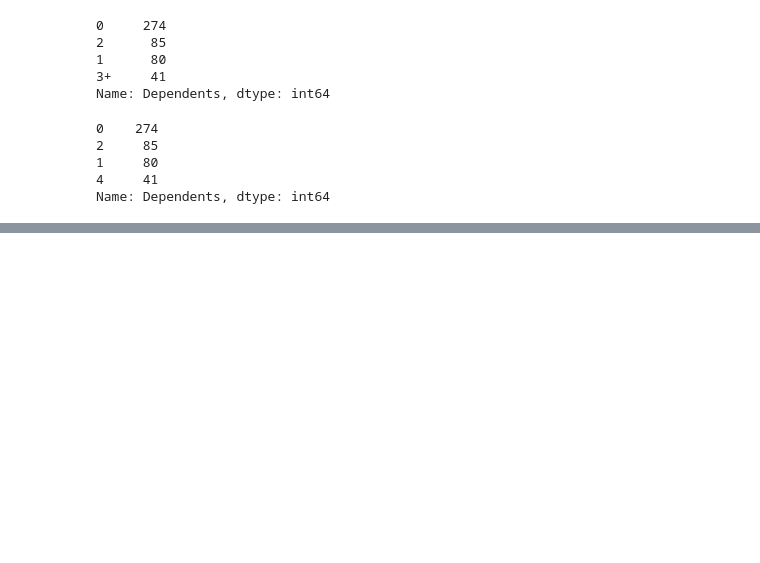
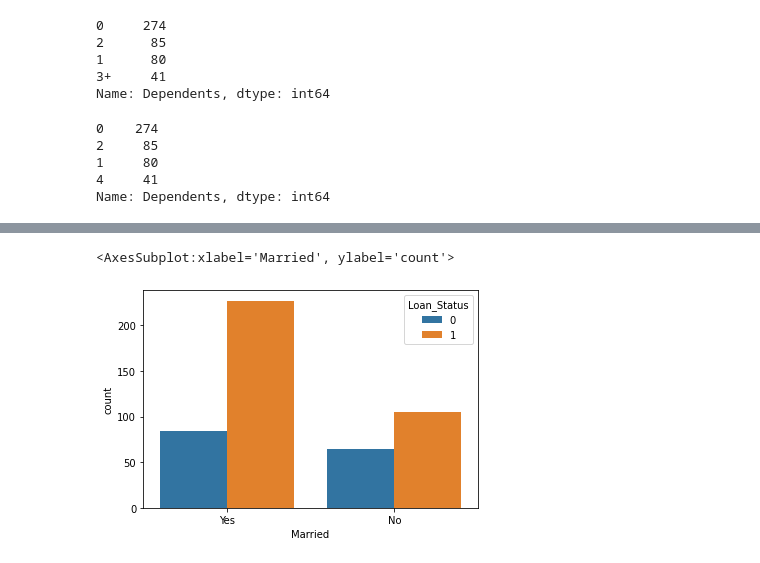
Before and after one commit to AhorIsaac/ml-loan-status-pred, a Jupyter notebook: loan-status-pred.ipynb, the cells around one changed output, grey strips where cells are left out. Cells and saved outputs as stored; diff of their text form; code cells hidden in the pictures; blank space fills up the shorter version.

```diff
--- a/loan-status-pred.ipynb
+++ b/loan-status-pred.ipynb
@@ -118,0 +127,6 @@ Name: Dependents, dtype: int64
+# %%
+# -- marital status & loan status
+sns.countplot(x="Married", hue="Loan_Status", data=loan_dataset)
+# %% [output]
+<AxesSubplot:xlabel='Married', ylabel='count'>
+[figure, added]
```
Also changed, not shown: parts of 2 cells of this notebook.
